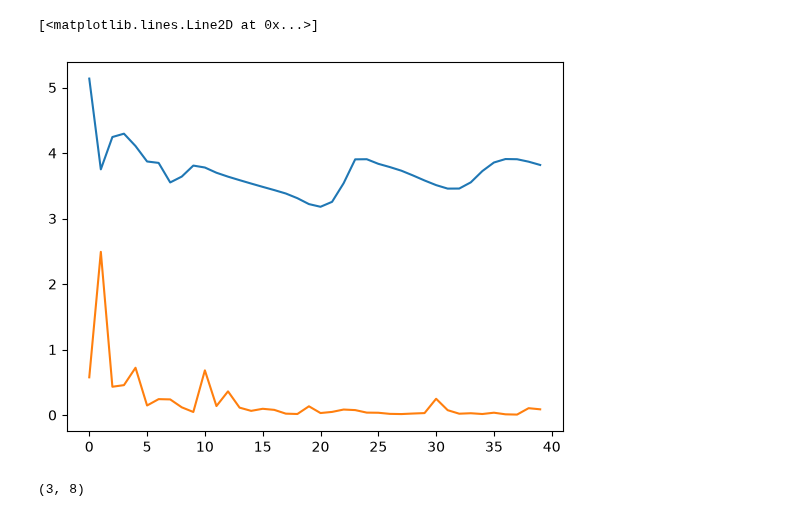
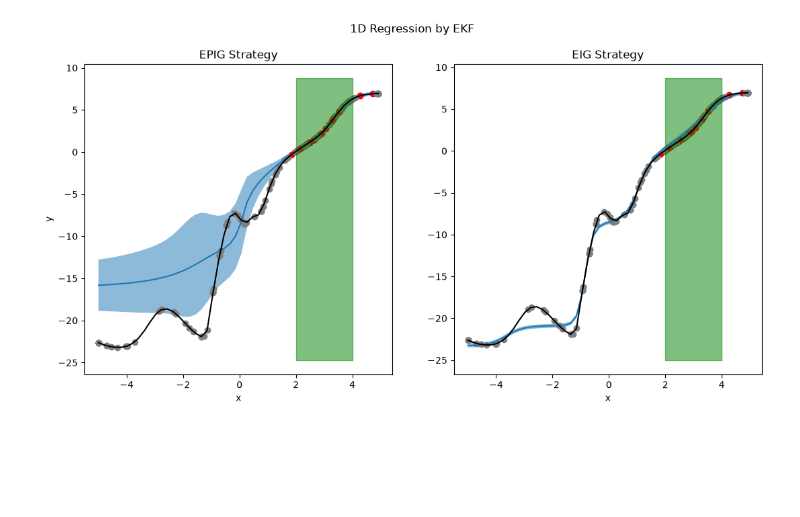
Before and after one commit to shahabsherveh/bayesian_design, a Jupyter notebook: notebooks/main.ipynb, the cells around one changed output. Cells and saved outputs as stored; diff of their text form; code cells hidden in the pictures; blank space fills up the shorter version.

Commit message:
The first and the second experiments visulasation are created

```diff
--- a/notebooks/main.ipynb
+++ b/notebooks/main.ipynb
@@ -69,10 +10,0 @@ plt.plot(ekf_eig_results.rmse_glob)
-# %%
-plt.plot(ukf_epig_results.crit_values)
-plt.plot(ekf_epig_results.crit_values)
-# %% [output]
-[<matplotlib.lines.Line2D at 0x...>]
-[figure, removed]
-# %%
-np.unique(epig_results.designs.squeeze(),axis=0).shape
-# %% [output]
-(3, 8)
@@ -78,0 +56,6 @@ np.unique(epig_results.designs.squeeze(),axis=0).shape
+# %%
+r_epig_ekf = results.experiment_results_dict['ekf']['EPIG']
+r_eig_ekf = results.experiment_results_dict['ekf']['EIG']
+plot_eig_vs_epig_1d(r_epig_ekf,r_eig_ekf, 99, (13,6))
+# %% [output]
+[figure, added]
```
Also changed, not shown: parts of 22 cells of this notebook, 7 other files.
